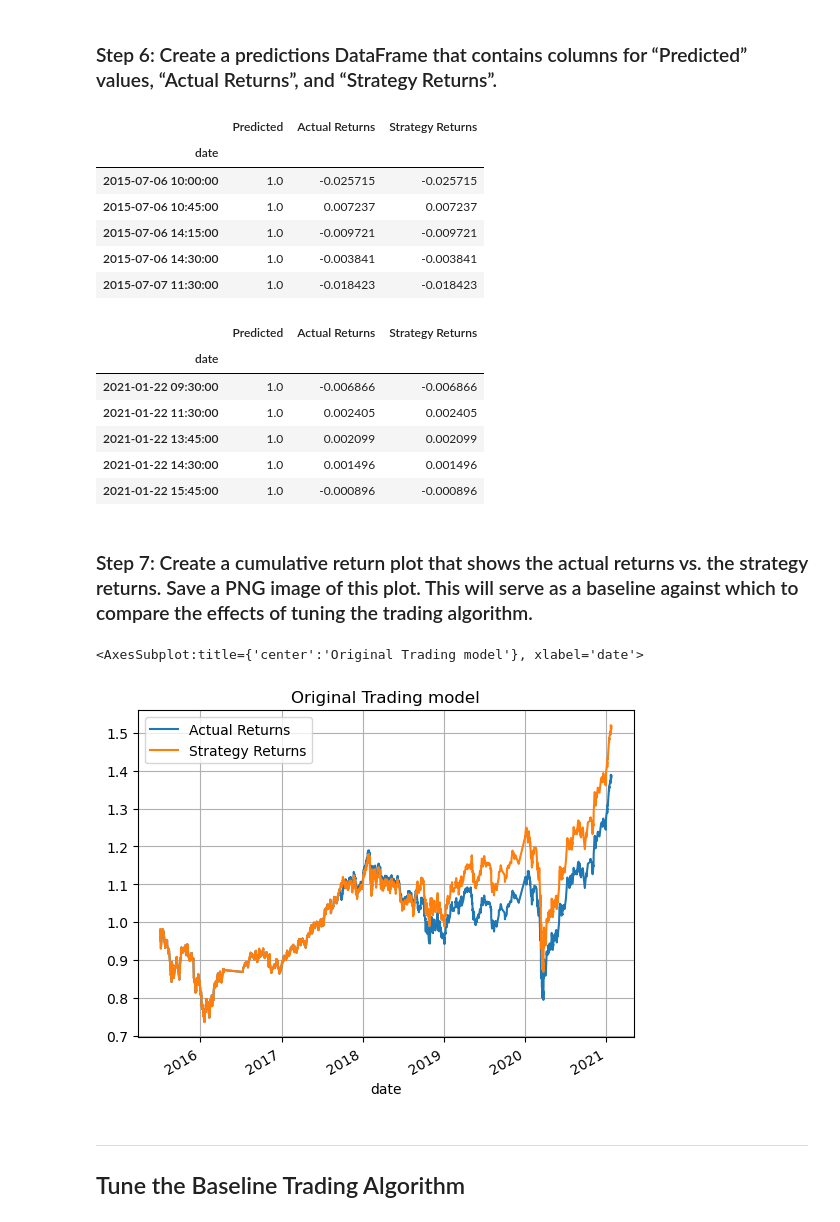
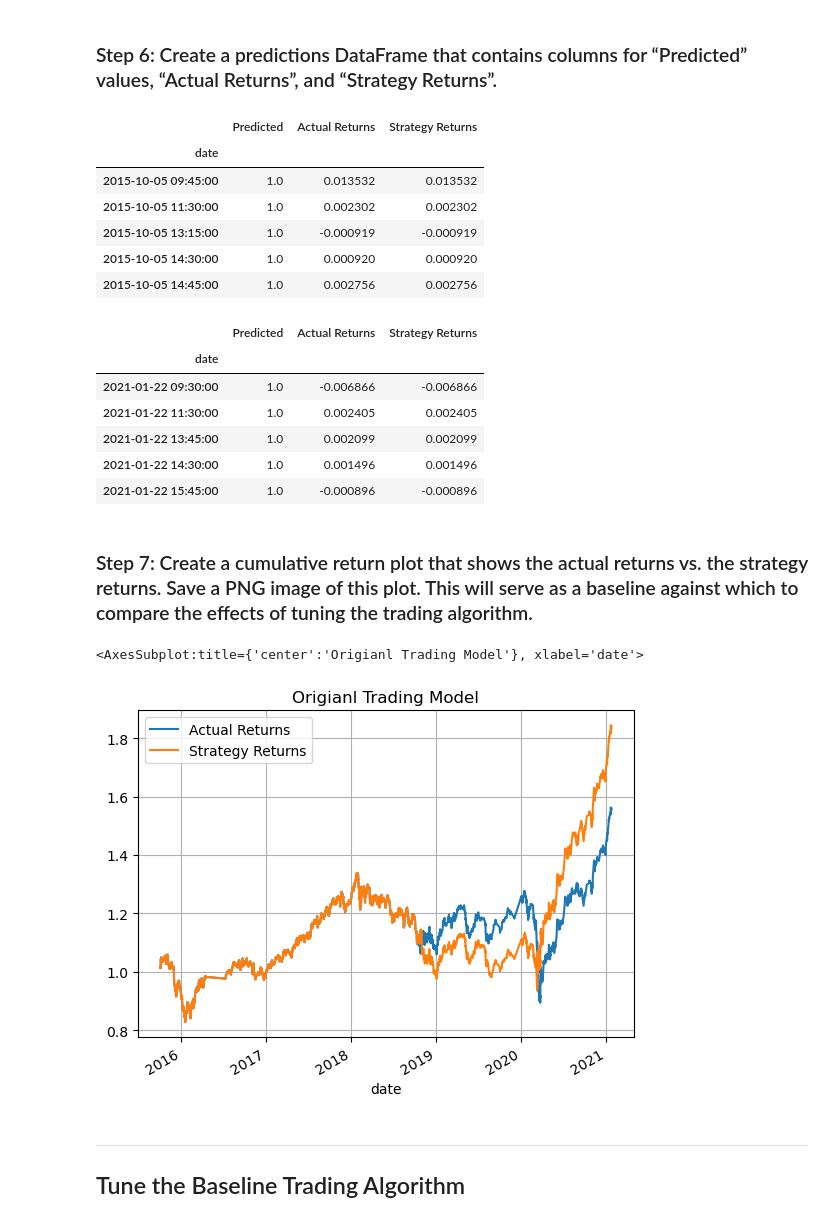
Before and after one commit to Olegreg762/Algorithmic_Trading, a Jupyter notebook: machine_learning_trading_bot.ipynb, the cells around one changed output. Cells and saved outputs as stored; diff of their text form; code cells hidden in the pictures.

Commit message:
tuned models and updated readme

```diff
--- a/machine_learning_trading_bot.ipynb
+++ b/machine_learning_trading_bot.ipynb
@@ -264,7 +261,7 @@ print(training_begin)
 2015-04-02 15:00:00
 # %%
 # Select the ending period for the training data with an offset of 3 months
-training_end = X.index.min() + DateOffset(months=3)
+training_end = X.index.min() + DateOffset(months=6)
 
 # Display the training end date
 print(training_end)
@@ -368,11 +365,11 @@ display(predictions_df.tail())
 # %% [output]
 |  | Predicted | Actual Returns | Strategy Returns |
 | date |  |  |  |
-| 2015-07-06 10:00:00 | 1.0 | -0.025715 | -0.025715 |
-| 2015-07-06 10:45:00 | 1.0 | 0.007237 | 0.007237 |
-| 2015-07-06 14:15:00 | 1.0 | -0.009721 | -0.009721 |
-| 2015-07-06 14:30:00 | 1.0 | -0.003841 | -0.003841 |
-| 2015-07-07 11:30:00 | 1.0 | -0.018423 | -0.018423 |
+| 2015-10-05 09:45:00 | 1.0 | 0.013532 | 0.013532 |
+| 2015-10-05 11:30:00 | 1.0 | 0.002302 | 0.002302 |
+| 2015-10-05 13:15:00 | 1.0 | -0.000919 | -0.000919 |
+| 2015-10-05 14:30:00 | 1.0 | 0.000920 | 0.000920 |
+| 2015-10-05 14:45:00 | 1.0 | 0.002756 | 0.002756 |
 |  | Predicted | Actual Returns | Strategy Returns |
 | date |  |  |  |
 | 2021-01-22 09:30:00 | 1.0 | -0.006866 | -0.006866 |
@@ -385,12 +382,12 @@ display(predictions_df.tail())
 # %%
 # Plot the actual returns versus the strategy returns
 (1 + predictions_df[['Actual Returns', 'Strategy Returns']]).cumprod().plot(
-    title='Original Trading model',
+    title='Origianl Trading Model',
     grid=True
 )
 # %% [output]
-<AxesSubplot:title={'center':'Original Trading model'}, xlabel='date'>
+<AxesSubplot:title={'center':'Origianl Trading Model'}, xlabel='date'>
-[figure, old version]
+[figure, new version]
 # %% [markdown]
 ---
 
```
Also changed, not shown: parts of 9 cells of this notebook, 4 other files.
